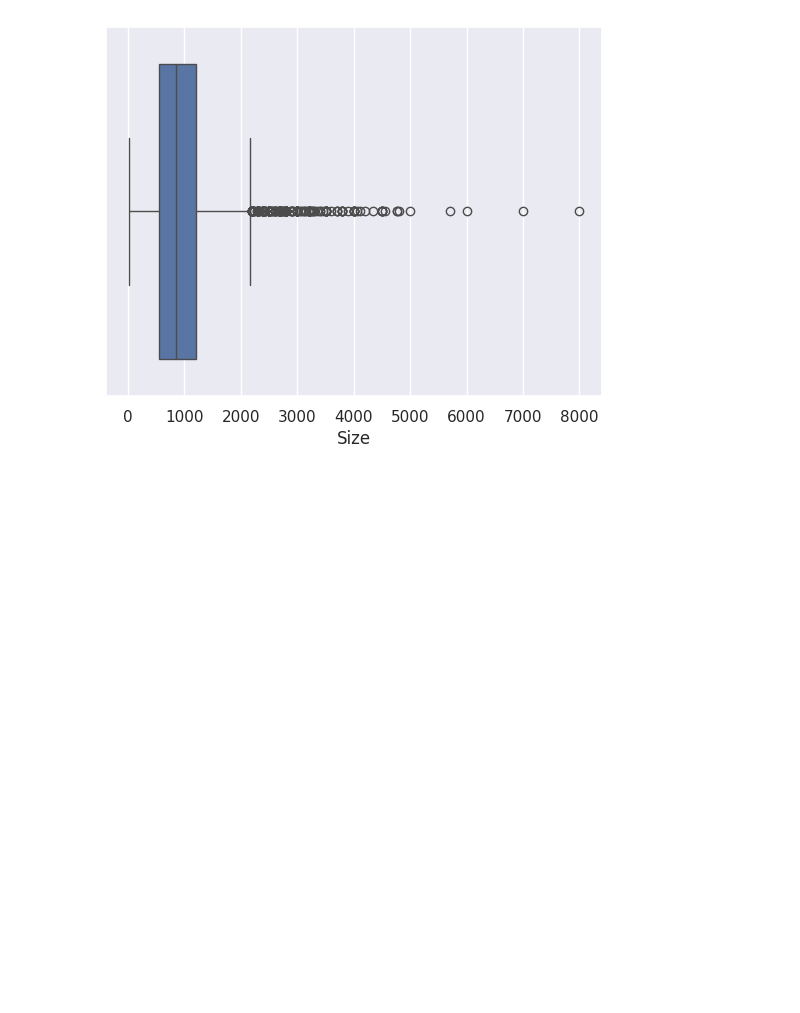
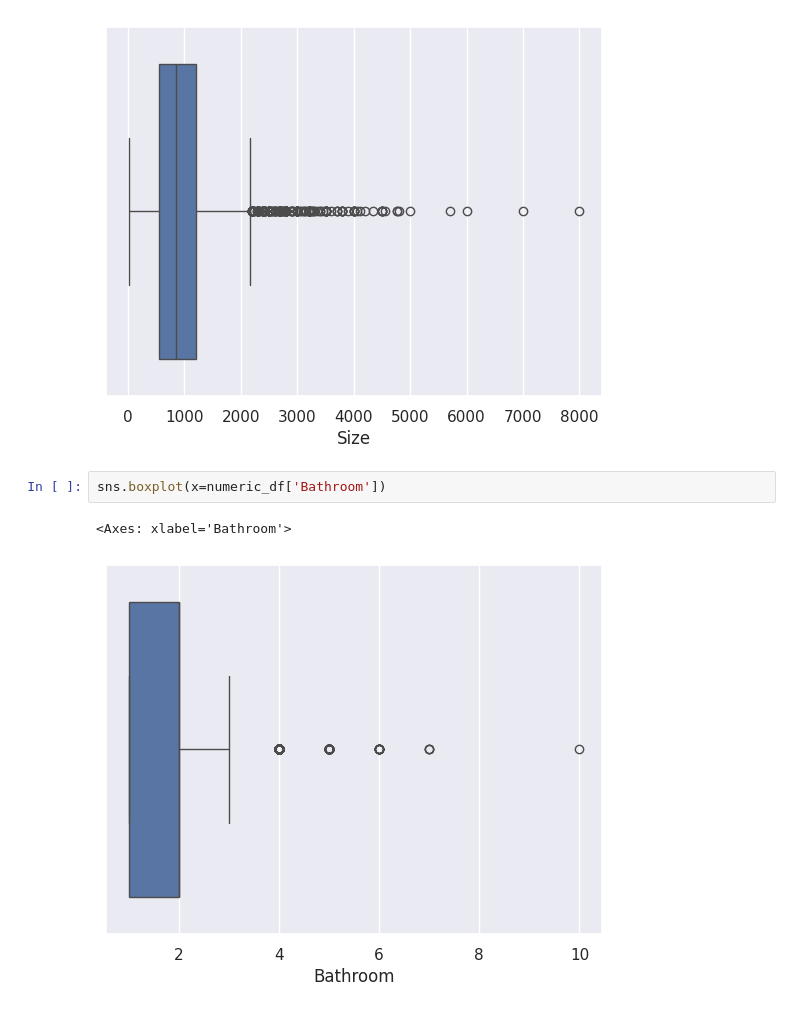
Before and after one commit to Akshaya-hub/Home-Rent-Estimator, a Jupyter notebook: Home_rent_Regression.ipynb, the cells around one changed output. Cells and saved outputs as stored; diff of their text form; blank space fills up the shorter version.

```diff
--- a/Home_rent_Regression.ipynb
+++ b/Home_rent_Regression.ipynb
@@ -218,3 +215,8 @@ sns.boxplot(x=numeric_df['Size'])
 # %% [output]
 <Axes: xlabel='Size'>
 [figure]
+# %%
+sns.boxplot(x=numeric_df['Bathroom'])
+# %% [output]
+<Axes: xlabel='Bathroom'>
+[figure, added]
```
Also changed, not shown: parts of 2 cells of this notebook.
